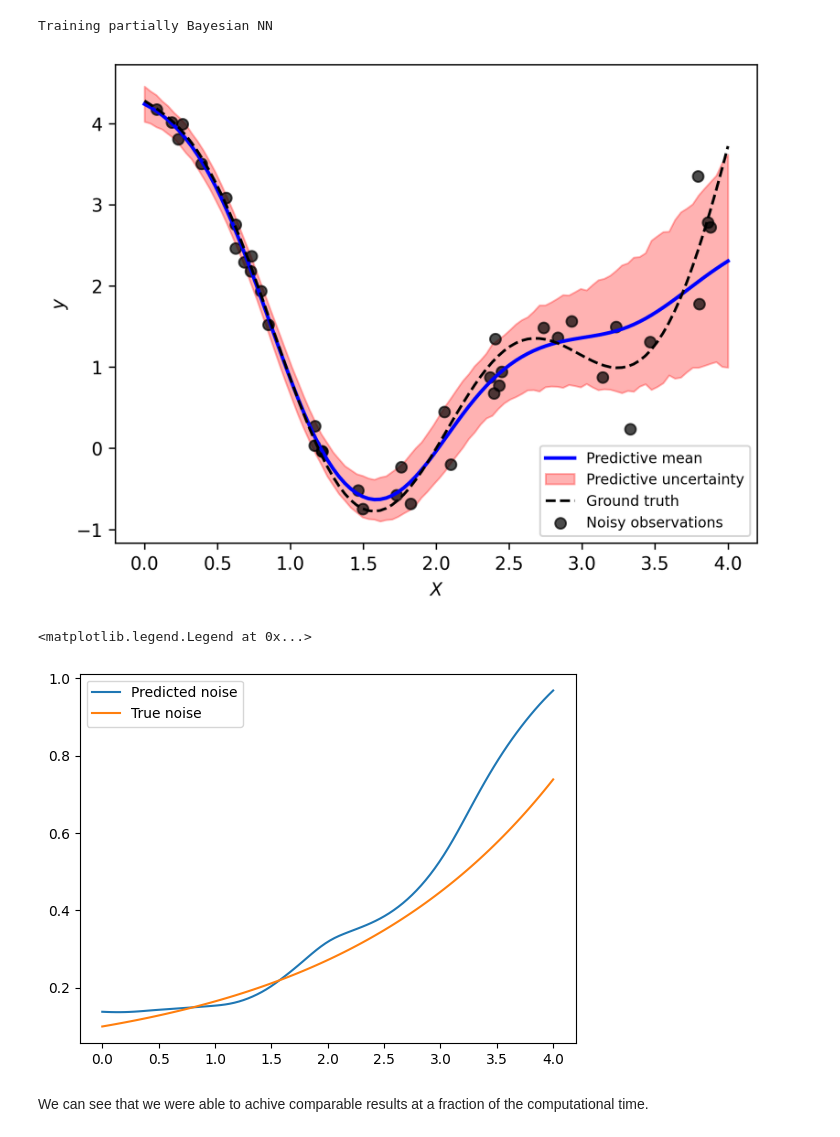
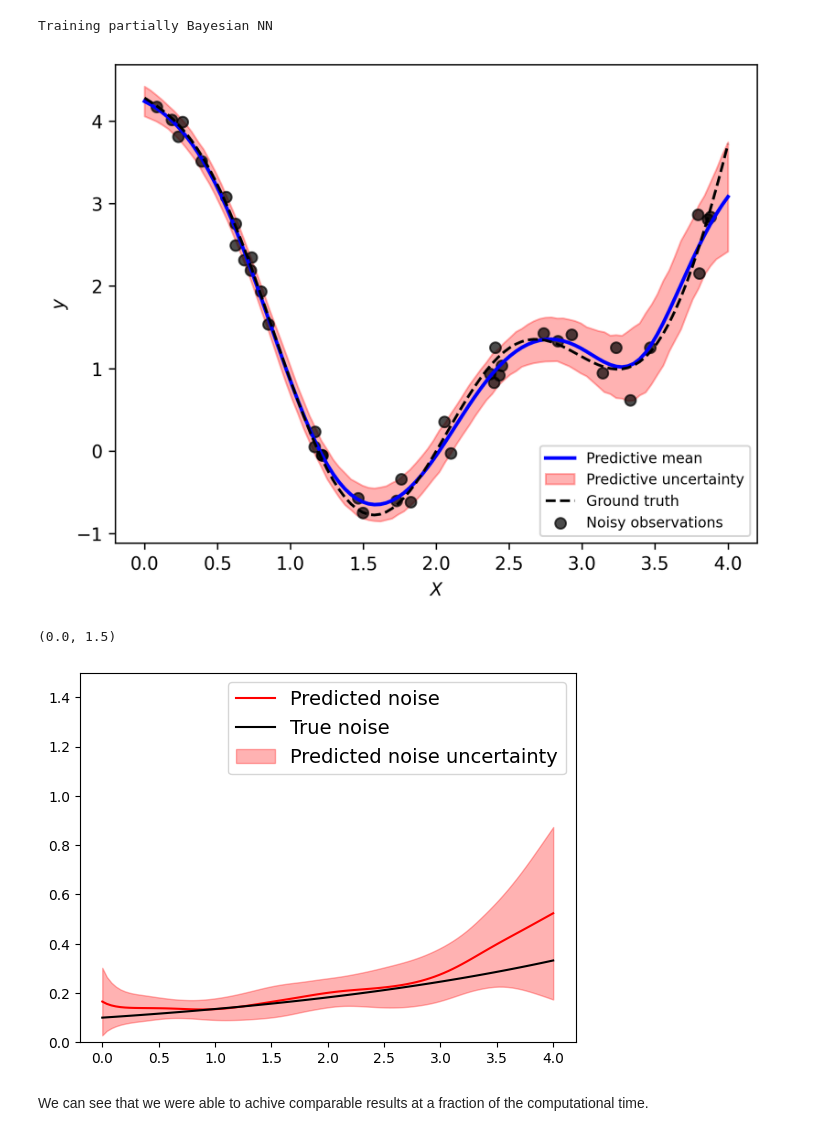
Before and after one commit to ziatdinovmax/NeuroBayes, a Jupyter notebook: examples/heteroskedastic.ipynb, the cells around one changed output. Cells and saved outputs as stored; diff of their text form; code cells hidden in the pictures.

```diff
--- a/examples/heteroskedastic.ipynb
+++ b/examples/heteroskedastic.ipynb
@@ -28,7 +28,7 @@ def toydata1d():
     return (x_start, x_stop), f
 
 def noise_std(x):
-    return 0.1 * np.exp(0.5 * x)
+    return 0.1 * np.exp(0.3 * x)
 
 def measure(x, noise=True):
     y = toyfunc(x)
@@ -61,12 +61,12 @@ plt.legend()
 First, train a fully Bayesian heteroskedastic NN:
 # %%
 target_dim = 1
-hidden_dims = [32, 16, 8, 8]
+hidden_dims = [32, 16, 8]
 
 architecture = nb.FlaxMLP2Head(hidden_dims, target_dim)
 
 bnn = nb.HeteroskedasticBNN(architecture)
-bnn.fit(X_measured, y_measured, num_warmup=1000, num_samples=1000)
+bnn.fit(X_measured, y_measured, num_warmup=2000, num_samples=2000)
 # %% [markdown]
 Make prediction:
 # %%
@@ -134,15 +142,23 @@ ax.scatter(X_measured, y_measured, c='k', label="Noisy observations", alpha=0.7)
 ax.legend(loc='best', fontsize=8)
 plt.show()
 # %% [output]
-[figure, old version]
+[figure, new version]
 # %%
-predicted_noise = pbnn.predict_noise(X_domain)
+predicted_noise, predicted_noise_variance = bnn.predict_noise(X_domain)
 
-plt.plot(X_domain, predicted_noise, label='Predicted noise')
-plt.plot(X_domain, noise_std(X_domain), label='True noise')
-plt.legend()
+predicted_noise = predicted_noise.squeeze()
+predicted_noise_variance = predicted_noise_variance.squeeze()
+plt.plot(X_domain, predicted_noise, color='r', label='Predicted noise')
+plt.plot(X_domain, noise_std(X_domain), color='k', label='True noise')
+plt.fill_between(
+    X_domain,
+    predicted_noise - np.sqrt(predicted_noise_variance),
+    predicted_noise + np.sqrt(predicted_noise_variance),
+    color='r', alpha=0.3, label="Predicted noise uncertainty")
+plt.legend(fontsize=14)
+plt.ylim(0, 1.5)
 # %% [output]
-<matplotlib.legend.Legend at 0x...>
+(0.0, 1.5)
-[figure, old version]
+[figure, new version]
 # %% [markdown]
 We can see that we were able to achive comparable results at a fraction of the computational time.
```
Also changed, not shown: parts of 3 cells of this notebook.
